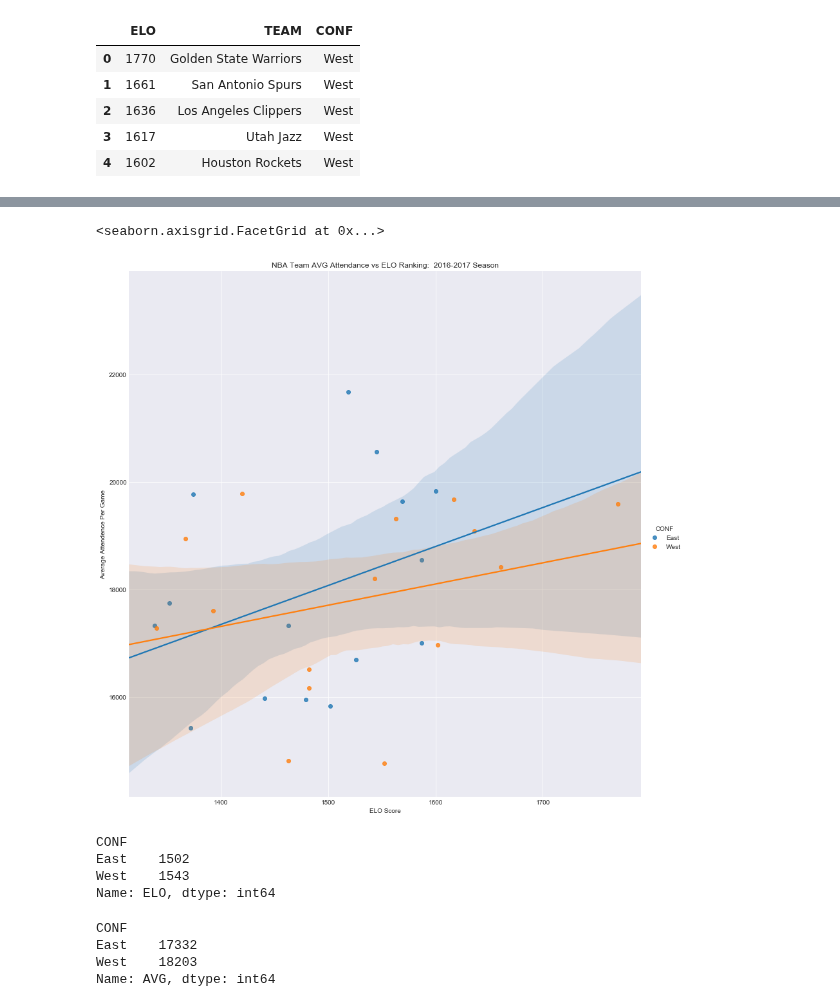
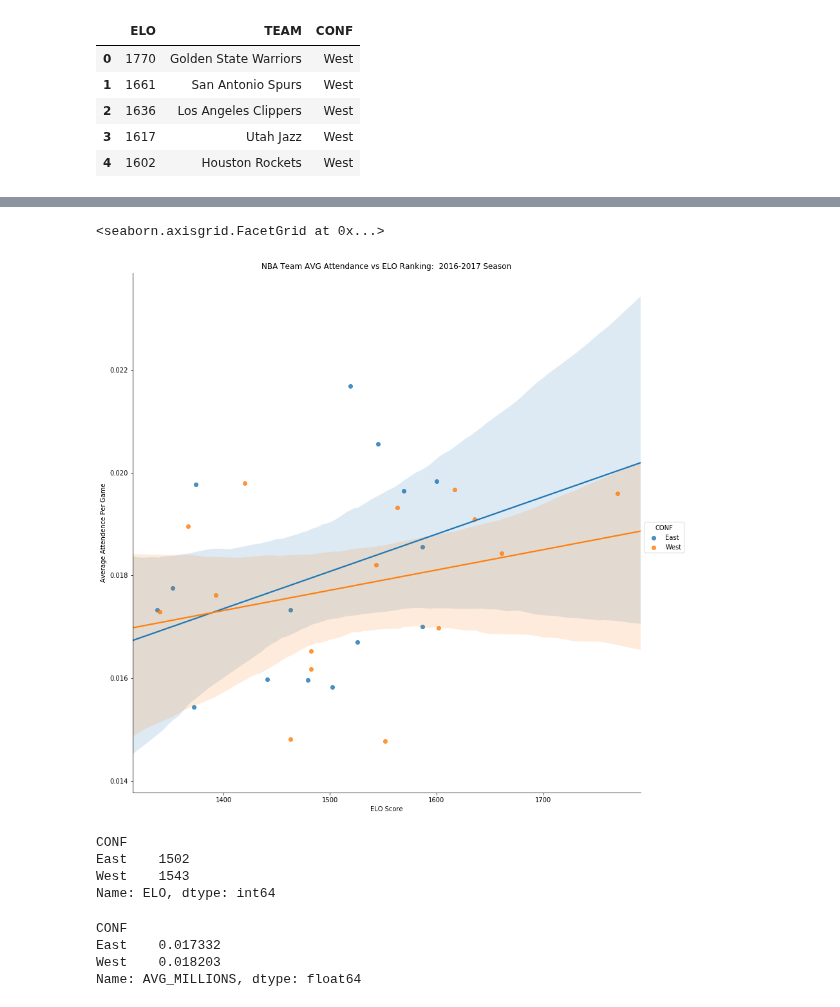
Before and after one commit to noahgift/pragmaticai, a Jupyter notebook: chapter7/notebooks/exploring_endorsement_revenue_nba.ipynb, the cells around one changed output, grey strips where cells are left out. Cells and saved outputs as stored; diff of their text form; code cells hidden in the pictures.

```diff
--- a/chapter7/notebooks/exploring_endorsement_revenue_nba.ipynb
+++ b/chapter7/notebooks/exploring_endorsement_revenue_nba.ipynb
@@ -181,9 +181,9 @@ corr_elo
 # %%
-ax = sns.lmplot(x="ELO", y="AVG", data=attendance_valuation_elo_df, hue="CONF", size=12)
+ax = sns.lmplot(x="ELO", y="AVG_MILLIONS", data=attendance_valuation_elo_df, hue="CONF", size=12)
 ax.set(xlabel='ELO Score', ylabel='Average Attendence Per Game', title="NBA Team AVG Attendance vs ELO Ranking:  2016-2017 Season")
 # %% [output]
 <seaborn.axisgrid.FacetGrid at 0x...>
-[figure, old version]
+[figure, new version]
 # %%
 attendance_valuation_elo_df.groupby("CONF")["ELO"].median()
 # %% [output]
@@ -192,10 +192,10 @@ East    1502
 West    1543
 Name: ELO, dtype: int64
 # %%
-attendance_valuation_elo_df.groupby("CONF")["AVG"].median()
+attendance_valuation_elo_df.groupby("CONF")["AVG_MILLIONS"].median()
 # %% [output]
 CONF
-East    17332
-West    18203
-Name: AVG, dtype: int64
+East    0.017332
+West    0.018203
+Name: AVG_MILLIONS, dtype: float64
 # %%
```
Also changed, not shown: parts of 21 cells of this notebook, 7 other files.
